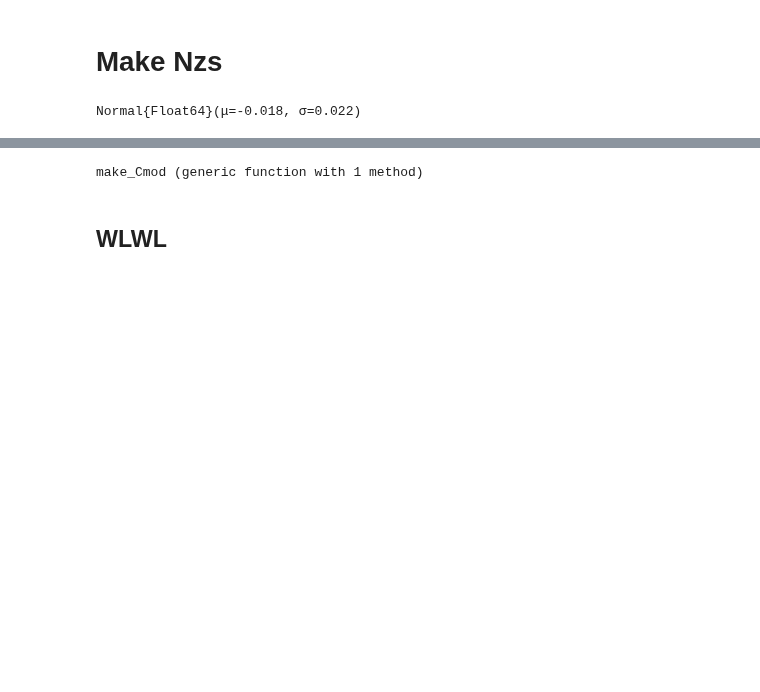
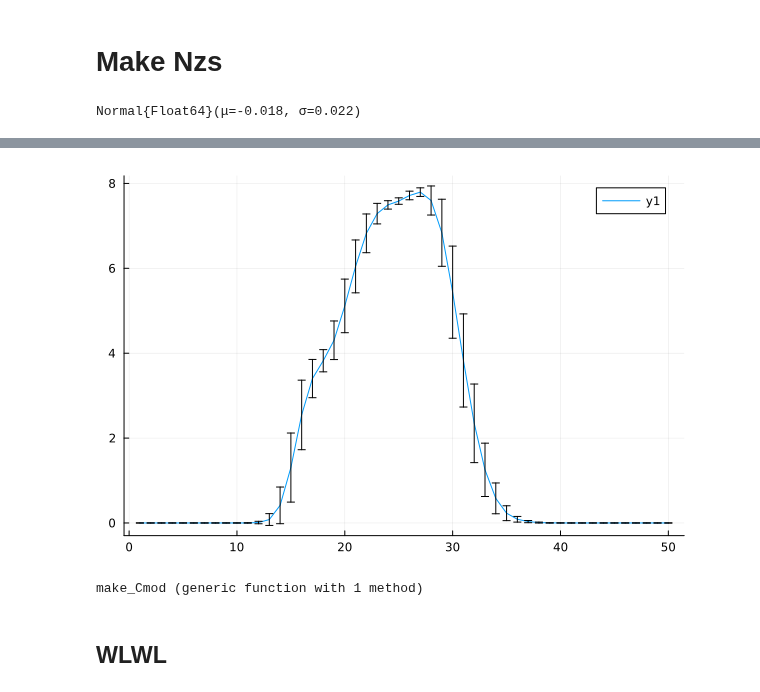
Before and after one commit to JaimeRZP/3x2_analytical, a Jupyter notebook: nz_tpt.ipynb, the cells around one changed output, grey strips where cells are left out. Drawn from its saved outputs; the diff is of its cells as text; code cells hidden in the pictures; blank space fills up the shorter version.

```diff
--- a/nz_tpt.ipynb
+++ b/nz_tpt.ipynb
@@ -118,3 +140,7 @@ nzs_DESgc__4 = make_nzs(files_gcgc["nz_DESgc__4"][1], files_gcgc["nz_DESgc__4"][
+# %%
+plot(nz_DESgc__0_m[1:50], yerr=sqrt.(diag(nz_DESgc__0_cov))[1:50])
+# %% [output]
+[figure, added]
 # %%
 function make_Cmod(dz_cov, data_cov, model; mode="AD")
     m = size(dz_cov)[1]
```
Also changed, not shown: parts of 15 cells of this notebook.
